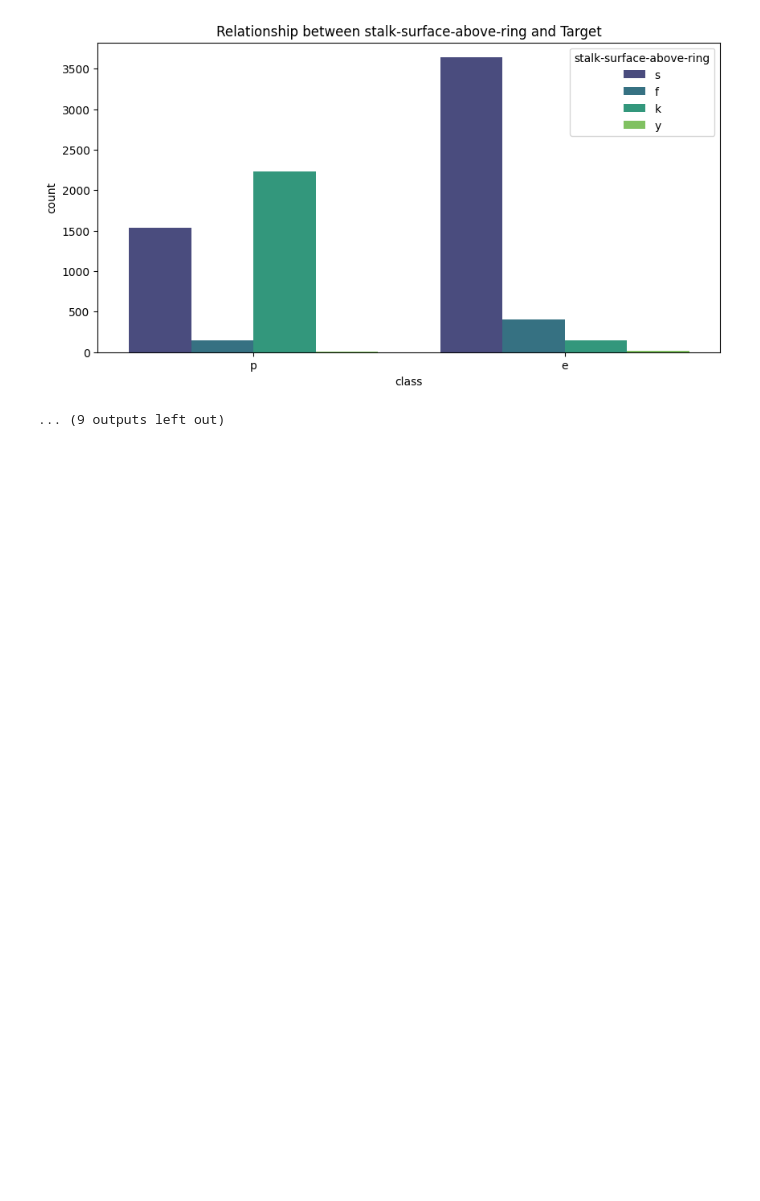
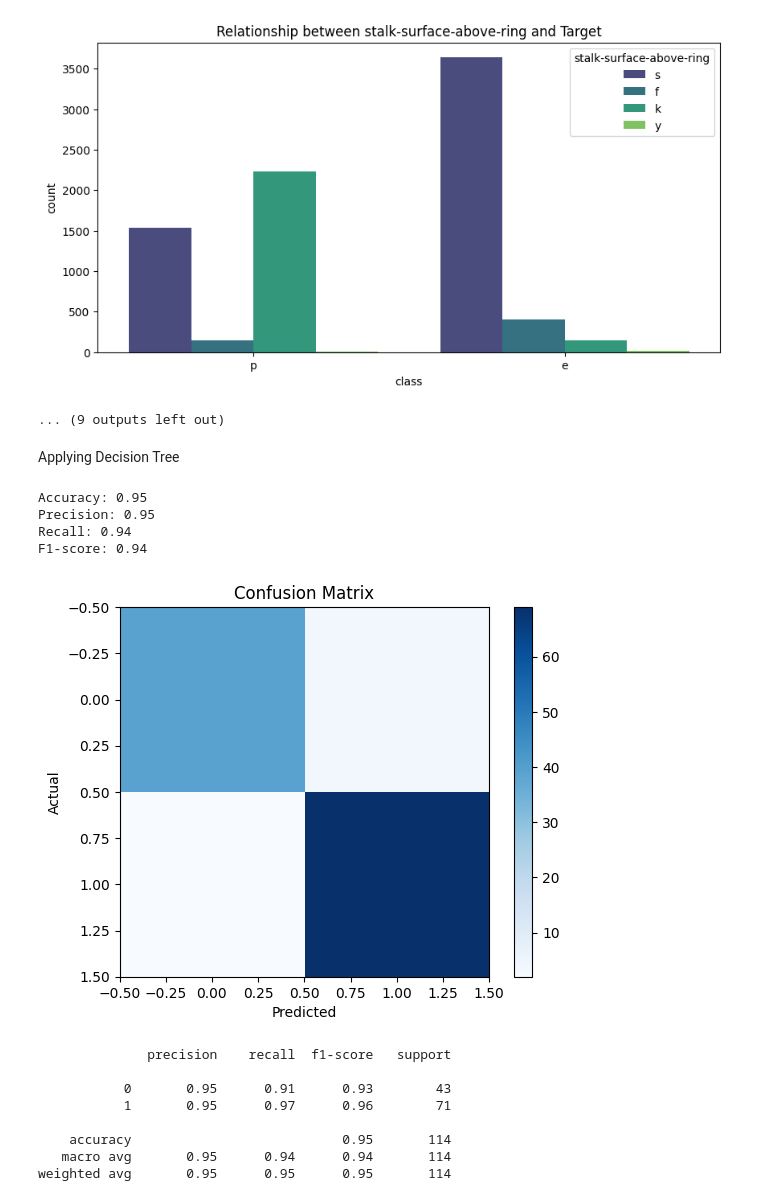
Before and after one commit to tanvir0188/machine-learning-labs, a Jupyter notebook: Lab1_Decision_Tree_and_Random_Forest.ipynb, the cells around one changed output. Cells and saved outputs as stored; diff of their text form; code cells hidden in the pictures; blank space fills up the shorter version.

```diff
--- a/Lab1_Decision_Tree_and_Random_Forest.ipynb
+++ b/Lab1_Decision_Tree_and_Random_Forest.ipynb
@@ -421,3 +421,44 @@ for col in cat_cols:
 [figure]
 [figure]
 ... (9 outputs left out)
+# %% [markdown]
+Applying Decision Tree
+# %%
+from sklearn.tree import DecisionTreeClassifier, plot_tree
+dt = DecisionTreeClassifier(criterion='gini', max_depth=3, random_state=42)
+dt.fit(X_train, y_train)
+y_pred=dt.predict(X_test)
+
+acc = accuracy_score(y_test, y_pred)
+prec = precision_score(y_test, y_pred, average='macro')
+rec = recall_score(y_test, y_pred, average='macro')
+f1 = f1_score(y_test, y_pred, average='macro')
+# Print the results
+print(f"Accuracy: {acc:.2f}")
+print(f"Precision: {prec:.2f}")
+print(f"Recall: {rec:.2f}")
+print(f"F1-score: {f1:.2f}")
+# Plot the confusion matrix
+cm = confusion_matrix(y_test, y_pred)
+plt.imshow(cm, cmap='Blues')
+plt.xlabel('Predicted')
+plt.ylabel('Actual')
+plt.title('Confusion Matrix')
+plt.colorbar()
+plt.show()
+# Print the classification report
+print(classification_report(y_test, y_pred))
+# %% [output]
+Accuracy: 0.95
+Precision: 0.95
+Recall: 0.94
+F1-score: 0.94
+[figure, added]
+              precision    recall  f1-score   support
+
+           0       0.95      0.91      0.93        43
+           1       0.95      0.97      0.96        71
+
+    accuracy                           0.95       114
+   macro avg       0.95      0.94      0.94       114
+weighted avg       0.95      0.95      0.95       114
```
Also changed, not shown: parts of 2 cells of this notebook.
